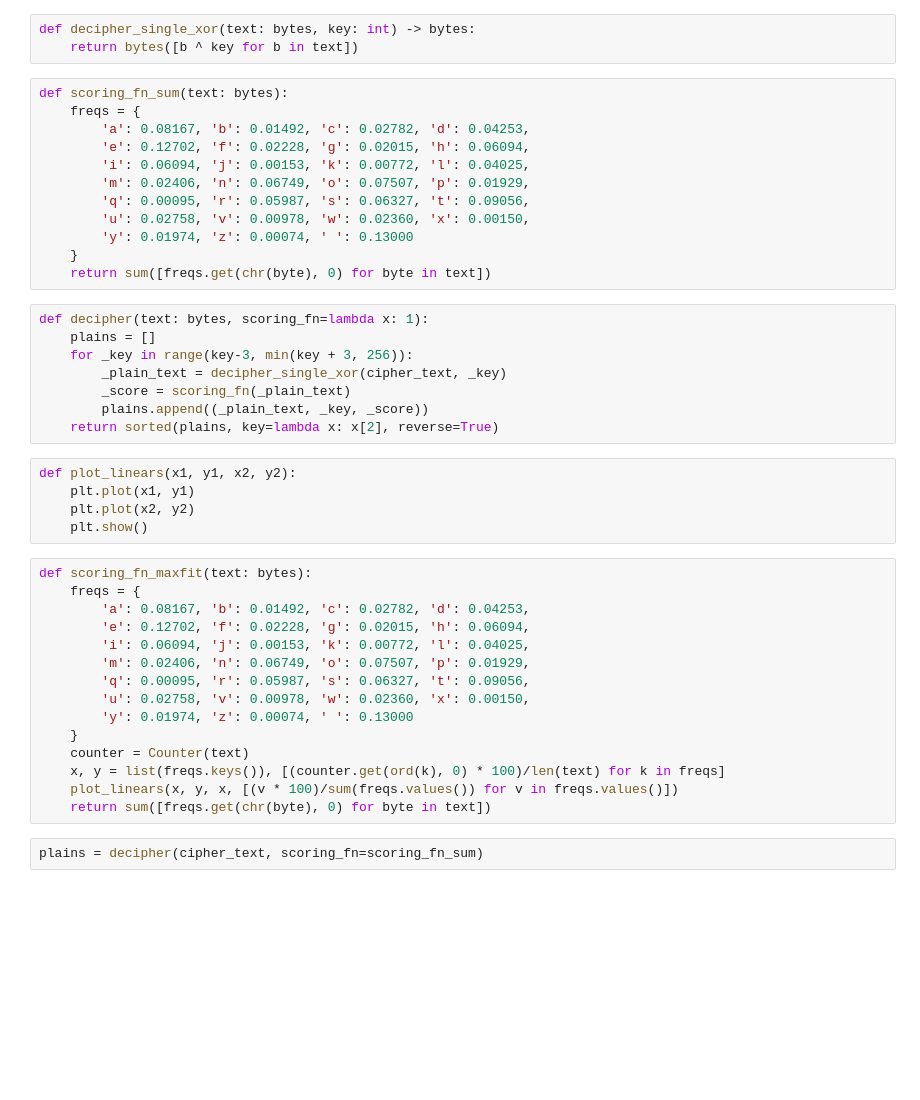
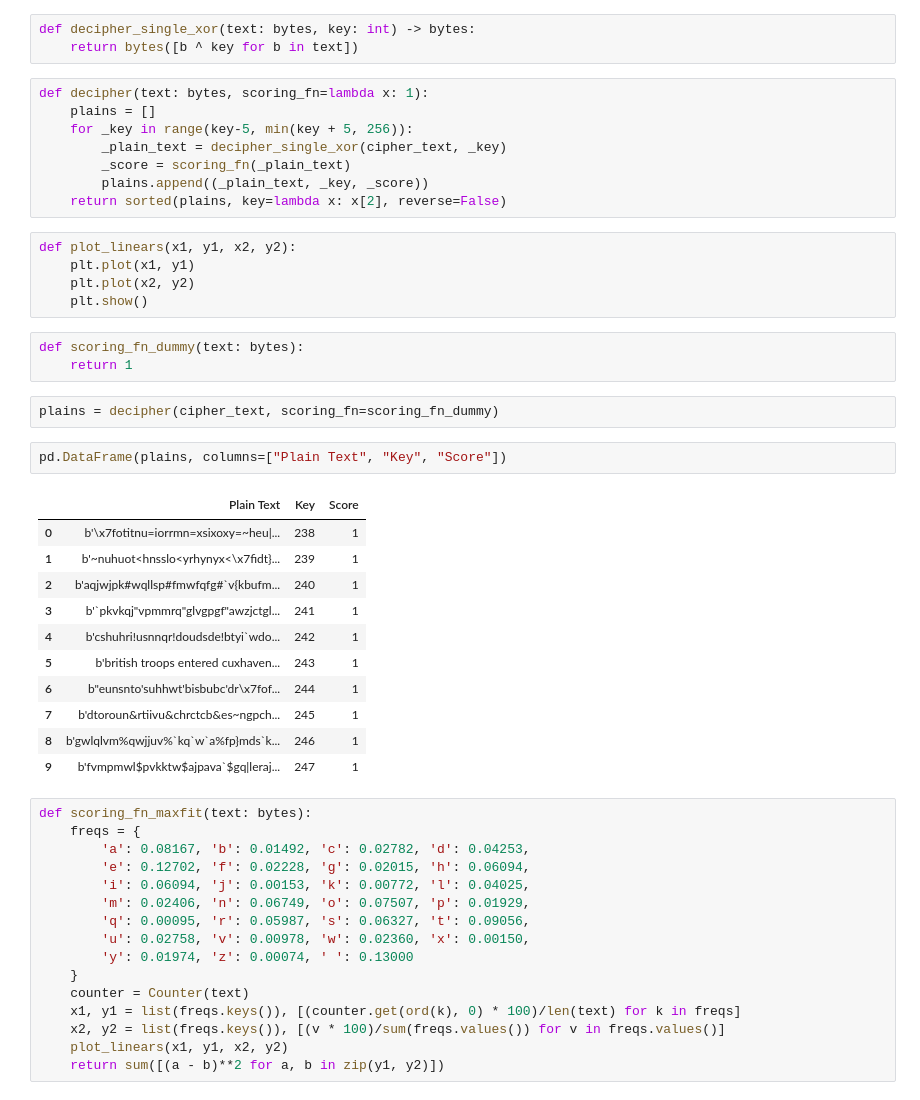
Before and after one commit to arpitbbhayani/decipher-single-byte-xor, a Jupyter notebook: decipher-single-byte-xor.ipynb, the cells around one changed output. Saved outputs shown, nothing was run; the diff lists cells and outputs as text; blank space fills up the shorter version.

Commit message:
panda data frame.

```diff
--- a/decipher-single-byte-xor.ipynb
+++ b/decipher-single-byte-xor.ipynb
@@ -22,31 +23,38 @@ Now we need to find `key` and `plain_text` given this `cipher_text`
 # %%
 def decipher_single_xor(text: bytes, key: int) -> bytes:
     return bytes([b ^ key for b in text])
-# %%
-def scoring_fn_sum(text: bytes):
-    freqs = {
-        'a': 0.08167, 'b': 0.01492, 'c': 0.02782, 'd': 0.04253,
-        'e': 0.12702, 'f': 0.02228, 'g': 0.02015, 'h': 0.06094,
-        'i': 0.06094, 'j': 0.00153, 'k': 0.00772, 'l': 0.04025,
-        'm': 0.02406, 'n': 0.06749, 'o': 0.07507, 'p': 0.01929,
-        'q': 0.00095, 'r': 0.05987, 's': 0.06327, 't': 0.09056,
-        'u': 0.02758, 'v': 0.00978, 'w': 0.02360, 'x': 0.00150,
-        'y': 0.01974, 'z': 0.00074, ' ': 0.13000
-    }
-    return sum([freqs.get(chr(byte), 0) for byte in text])
 # %%
 def decipher(text: bytes, scoring_fn=lambda x: 1):
     plains = []
-    for _key in range(key-3, min(key + 3, 256)):
+    for _key in range(key-5, min(key + 5, 256)):
         _plain_text = decipher_single_xor(cipher_text, _key)
         _score = scoring_fn(_plain_text)
         plains.append((_plain_text, _key, _score))
-    return sorted(plains, key=lambda x: x[2], reverse=True)
+    return sorted(plains, key=lambda x: x[2], reverse=False)
 # %%
 def plot_linears(x1, y1, x2, y2):
     plt.plot(x1, y1)
     plt.plot(x2, y2)
     plt.show()
+# %%
+def scoring_fn_dummy(text: bytes):
+    return 1
+# %%
+plains = decipher(cipher_text, scoring_fn=scoring_fn_dummy)
+# %%
+pd.DataFrame(plains, columns=["Plain Text", "Key", "Score"])
+# %% [output]
+|  | Plain Text | Key | Score |
+| 0 | b'\x7fotitnu=iorrmn=xsixoxy=~heu|... | 238 | 1 |
+| 1 | b'~nuhuot<hnsslo<yrhynyx<\x7fidt}... | 239 | 1 |
+| 2 | b'aqjwjpk#wqllsp#fmwfqfg#`v{kbufm... | 240 | 1 |
+| 3 | b'`pkvkqj"vpmmrq"glvgpgf"awzjctgl... | 241 | 1 |
+| 4 | b'cshuhri!usnnqr!doudsde!btyi`wdo... | 242 | 1 |
+| 5 | b'british troops entered cuxhaven... | 243 | 1 |
+| 6 | b"eunsnto'suhhwt'bisbubc'dr\x7fof... | 244 | 1 |
+| 7 | b'dtoroun&rtiivu&chrctcb&es~ngpch... | 245 | 1 |
+| 8 | b'gwlqlvm%qwjjuv%`kq`w`a%fp}mds`k... | 246 | 1 |
+| 9 | b'fvmpmwl$pvkktw$ajpava`$gq|leraj... | 247 | 1 |
 # %%
 def scoring_fn_maxfit(text: bytes):
     freqs = {
@@ -59,11 +67,10 @@ def scoring_fn_maxfit(text: bytes):
         'y': 0.01974, 'z': 0.00074, ' ': 0.13000
     }
     counter = Counter(text)
-    x, y = list(freqs.keys()), [(counter.get(ord(k), 0) * 100)/len(text) for k in freqs]
-    plot_linears(x, y, x, [(v * 100)/sum(freqs.values()) for v in freqs.values()])
-    return sum([freqs.get(chr(byte), 0) for byte in text])
+    x1, y1 = list(freqs.keys()), [(counter.get(ord(k), 0) * 100)/len(text) for k in freqs]
+    x2, y2 = list(freqs.keys()), [(v * 100)/sum(freqs.values()) for v in freqs.values()]
+    plot_linears(x1, y1, x2, y2)
+    return sum([(a - b)**2 for a, b in zip(y1, y2)])
-# %%
-plains = decipher(cipher_text, scoring_fn=scoring_fn_sum)
 # %%
 plains = decipher(cipher_text, scoring_fn=scoring_fn_maxfit)
 # %% [output]
```
Also changed, not shown: parts of 4 cells of this notebook, 1 other file.
